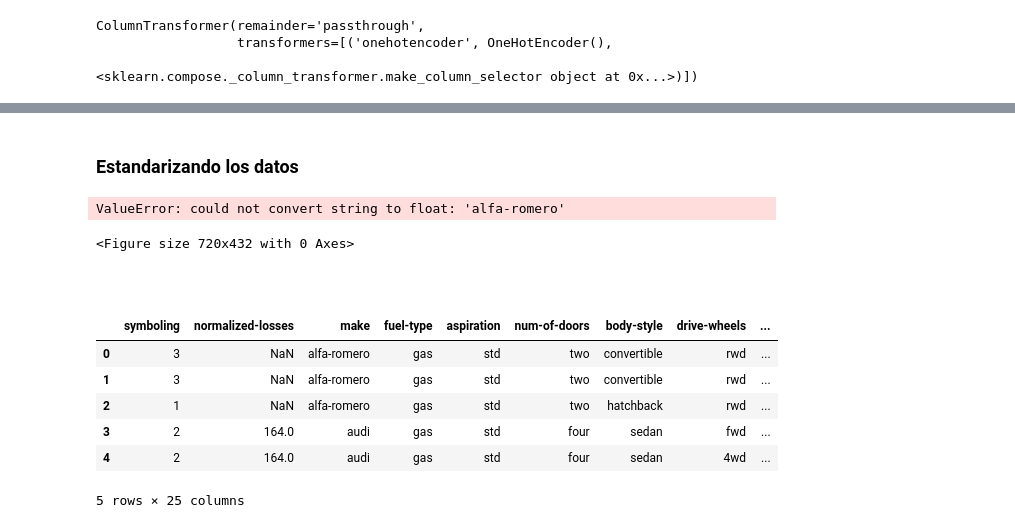
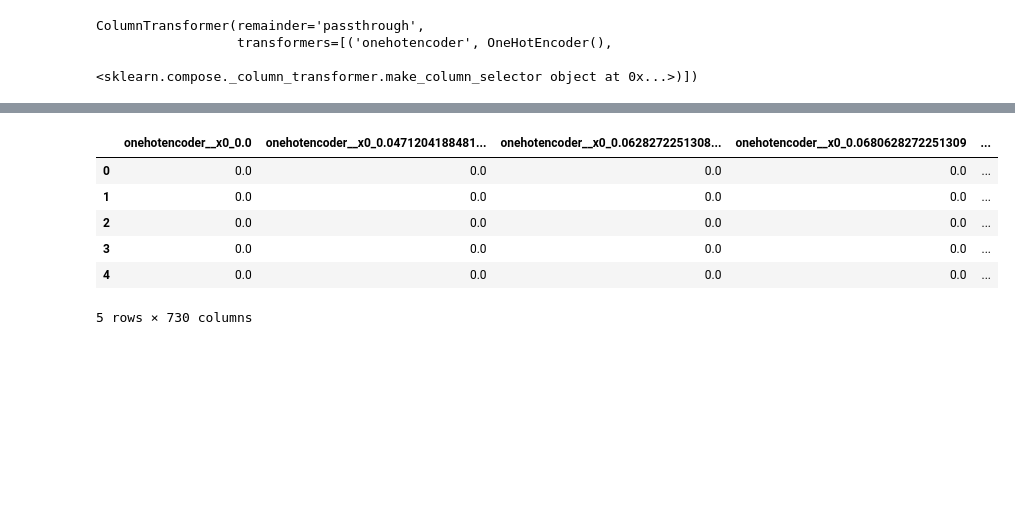
Before and after one commit to brincon/Pima-Indians-Diabetes-Database, a Jupyter notebook: 3. Automobile/automobile.ipynb, the cells around one changed output, grey strips where cells are left out. Cells and saved outputs as stored; diff of their text form; code cells hidden in the pictures; blank space fills up the shorter version.

Commit message:
se agrega el escalamiento de los datos y la codificación de las variables categoricas

```diff
--- a/3. Automobile/automobile.ipynb
+++ b/3. Automobile/automobile.ipynb
@@ -499,0 +505,12 @@ X.head()
+# %%
+# estandarizar los datos
+estan_var = make_column_transformer(
+                    (
+                        MinMaxScaler(),
+                        make_column_selector(dtype_include=np.number),
+                    ),
+                    remainder="passthrough",
+                )
+# %%
+X_minmax = estan_var.fit_transform(X)
+X_minmax = pd.DataFrame(X_minmax)
@@ -517,6 +536,6 @@ column_trans = make_column_transformer(
 # %%
 # se entrena
-column_trans.fit(X)
+column_trans.fit(X_minmax)
 # %% [output]
 ColumnTransformer(remainder='passthrough',
                   transformers=[('onehotencoder', OneHotEncoder(),
@@ -536,6 +557,6 @@ array([[0.0e+00, 0.0e+00, 0.0e+00, ..., 5.0e+03, 2.1e+01, 2.7e+01],
 # ver las variables de salida
 # revisar el tipo de dato
 x_ = pd.DataFrame(
-    column_trans.transform(X),
-    columns=column_trans.get_feature_names(),
+    column_trans.transform(X_minmax).toarray(),
+    columns=column_trans.get_feature_names_out(),
 )
@@ -556,2 +562,0 @@ x_ = pd.DataFrame(
-# %% [markdown]
-### Estandarizando los datos
@@ -567,20 +563,10 @@ column_trans = make_column_transformer(
-# %%
-X_scaled = column_trans.fit_transform(X)
-plt.figure(figsize=(10, 6))
-sns.boxplot(data=X_scaled)
-plt.xticks(rotation=90)
-# %% [output]
-ValueError: could not convert string to float: 'alfa-romero'
-<Figure size 720x432 with 0 Axes>
-# %% [markdown]
-##
 # %%
-X.head()
+x_.head()
 # %% [output]
-|  | symboling | normalized-losses | make | fuel-type | aspiration | num-of-doors | body-style | drive-wheels | ... |
-| 0 | 3 | NaN | alfa-romero | gas | std | two | convertible | rwd | ... |
-| 1 | 3 | NaN | alfa-romero | gas | std | two | convertible | rwd | ... |
-| 2 | 1 | NaN | alfa-romero | gas | std | two | hatchback | rwd | ... |
-| 3 | 2 | 164.0 | audi | gas | std | four | sedan | fwd | ... |
-| 4 | 2 | 164.0 | audi | gas | std | four | sedan | 4wd | ... |
+|  | onehotencoder__x0_0.0 | onehotencoder__x0_0.0471204188481... | onehotencoder__x0_0.0628272251308... | onehotencoder__x0_0.0680628272251309 | ... |
+| 0 | 0.0 | 0.0 | 0.0 | 0.0 | ... |
+| 1 | 0.0 | 0.0 | 0.0 | 0.0 | ... |
+| 2 | 0.0 | 0.0 | 0.0 | 0.0 | ... |
+| 3 | 0.0 | 0.0 | 0.0 | 0.0 | ... |
+| 4 | 0.0 | 0.0 | 0.0 | 0.0 | ... |
-5 rows × 25 columns
+5 rows × 730 columns
```
Also changed, not shown: parts of 12 cells of this notebook.
